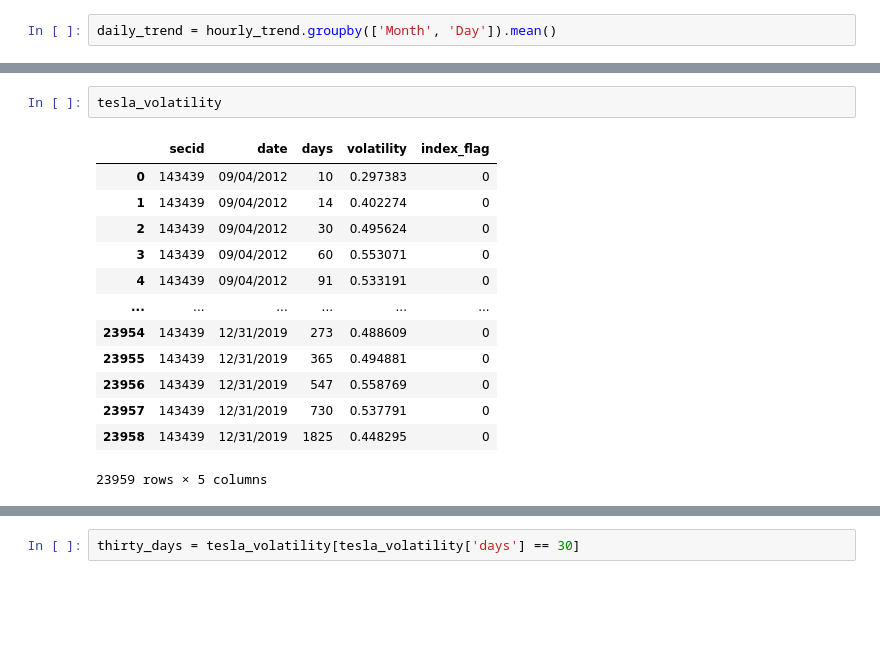
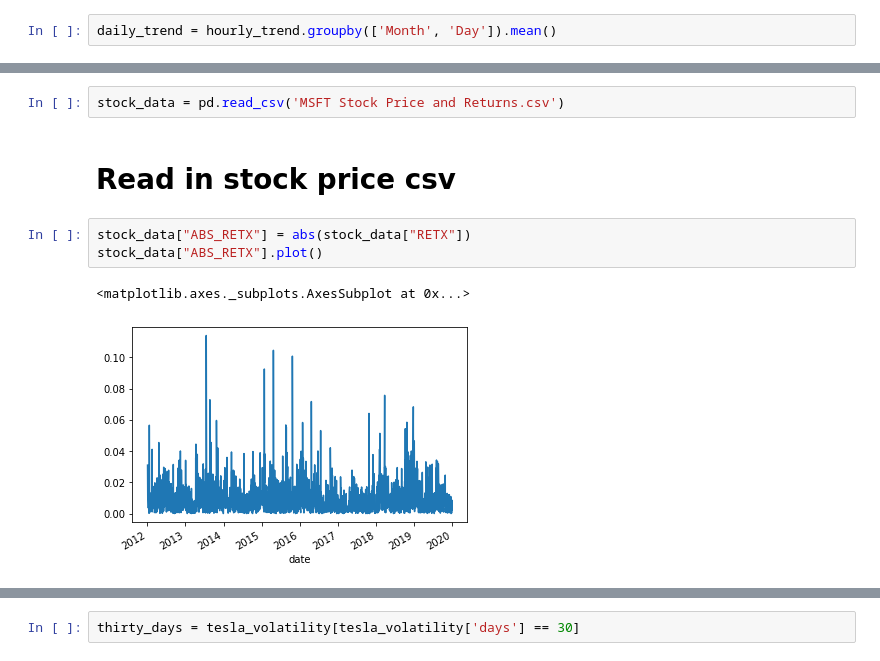
Before and after one commit to evilpegasus/google-trends-financial-modeling, a Jupyter notebook: clean_data.ipynb, the cells around one changed output, grey strips where cells are left out. Saved outputs shown, nothing was run; the diff lists cells and outputs as text; blank space fills up the shorter version.

```diff
--- a/clean_data.ipynb
+++ b/clean_data.ipynb
@@ -162,16 +150,10 @@ tesla_volatility = pd.read_csv('TSLA Volatility.csv')
-# %%
-tesla_volatility
-# %% [output]
-|  | secid | date | days | volatility | index_flag |
-| 0 | 143439 | 09/04/2012 | 10 | 0.297383 | 0 |
-| 1 | 143439 | 09/04/2012 | 14 | 0.402274 | 0 |
-| 2 | 143439 | 09/04/2012 | 30 | 0.495624 | 0 |
-| 3 | 143439 | 09/04/2012 | 60 | 0.553071 | 0 |
-| 4 | 143439 | 09/04/2012 | 91 | 0.533191 | 0 |
-| ... | ... | ... | ... | ... | ... |
-| 23954 | 143439 | 12/31/2019 | 273 | 0.488609 | 0 |
-| 23955 | 143439 | 12/31/2019 | 365 | 0.494881 | 0 |
-| 23956 | 143439 | 12/31/2019 | 547 | 0.558769 | 0 |
-| 23957 | 143439 | 12/31/2019 | 730 | 0.537791 | 0 |
-| 23958 | 143439 | 12/31/2019 | 1825 | 0.448295 | 0 |
-23959 rows × 5 columns
+# %%
+stock_data = pd.read_csv('MSFT Stock Price and Returns.csv')
+# %% [markdown]
+# Read in stock price csv
+# %%
+stock_data["ABS_RETX"] = abs(stock_data["RETX"])
+stock_data["ABS_RETX"].plot()
+# %% [output]
+<matplotlib.axes._subplots.AxesSubplot at 0x...>
+[figure, added]
```
Also changed, not shown: parts of 26 cells of this notebook.
